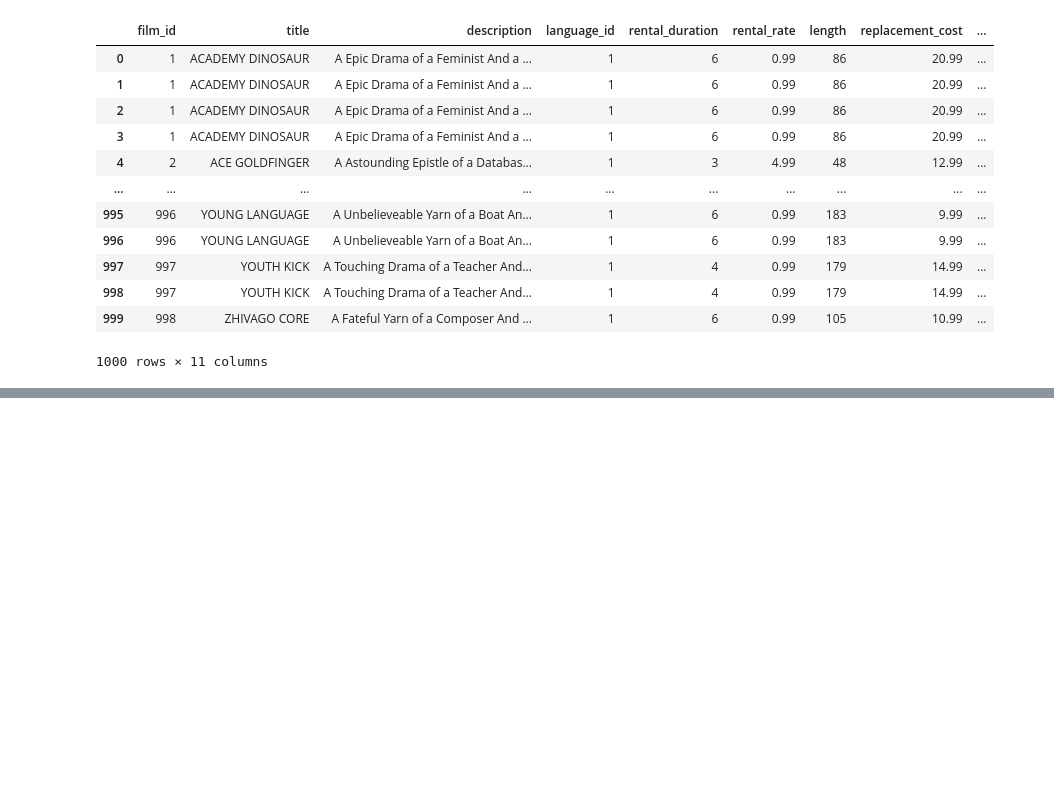
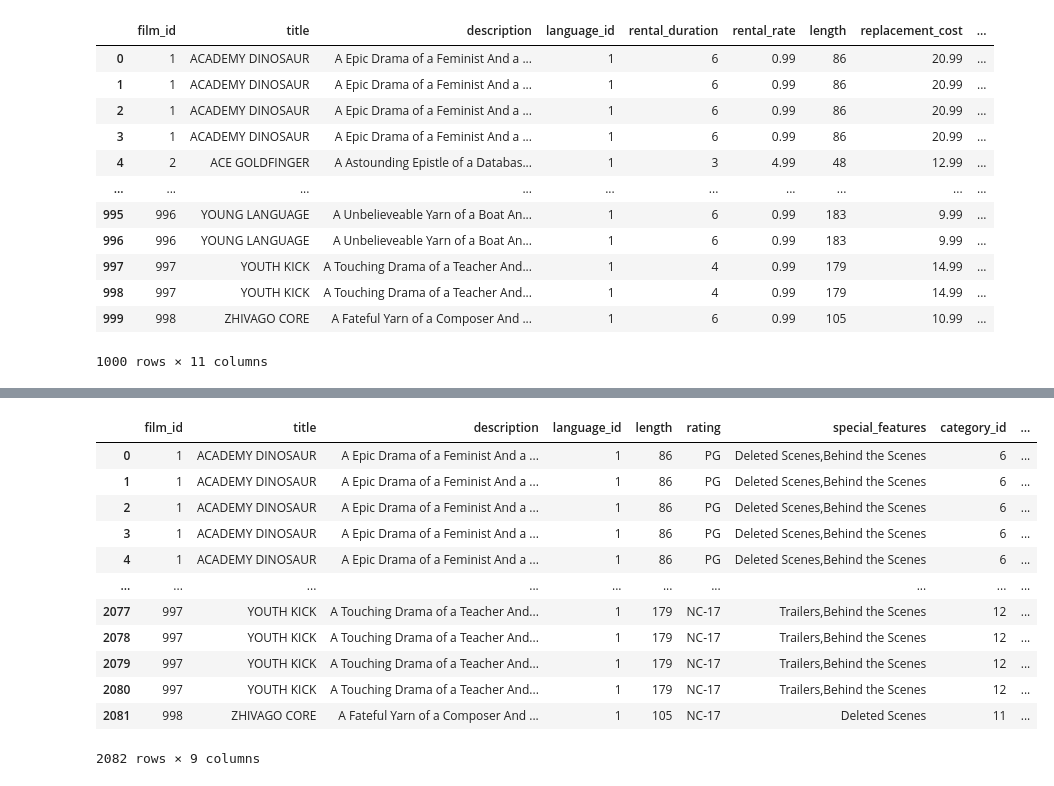
Before and after one commit to Blanca95/MySQL_proyect, a Jupyter notebook: notebook/limpieza.ipynb, the cells around one changed output, grey strips where cells are left out. Saved outputs shown, nothing was run; the diff lists cells and outputs as text; code cells hidden in the pictures; blank space fills up the shorter version.

Commit message:
merge hechos

```diff
--- a/notebook/limpieza.ipynb
+++ b/notebook/limpieza.ipynb
@@ -550,0 +553,4 @@ new_peliculas
+# %%
+peliculas=new_peliculas
+peliculas.drop(['replacement_cost','rental_duration', 'rental_rate'], axis=1, inplace=True)
+peliculas
@@ -550,0 +590,4 @@ new_peliculas
+# %%
+reparto=disco_duro_viejo
+reparto.drop('category_id', axis=1, inplace=True)
+reparto
@@ -550,0 +642,17 @@ new_peliculas
+# %%
+new_reparto2=pd.merge(peliculas, reparto, on='title', how='inner')
+new_reparto2
+# %% [output]
+|  | film_id | title | description | language_id | length | rating | special_features | category_id | ... |
+| 0 | 1 | ACADEMY DINOSAUR | A Epic Drama of a Feminist And a ... | 1 | 86 | PG | Deleted Scenes,Behind the Scenes | 6 | ... |
+| 1 | 1 | ACADEMY DINOSAUR | A Epic Drama of a Feminist And a ... | 1 | 86 | PG | Deleted Scenes,Behind the Scenes | 6 | ... |
+| 2 | 1 | ACADEMY DINOSAUR | A Epic Drama of a Feminist And a ... | 1 | 86 | PG | Deleted Scenes,Behind the Scenes | 6 | ... |
+| 3 | 1 | ACADEMY DINOSAUR | A Epic Drama of a Feminist And a ... | 1 | 86 | PG | Deleted Scenes,Behind the Scenes | 6 | ... |
+| 4 | 1 | ACADEMY DINOSAUR | A Epic Drama of a Feminist And a ... | 1 | 86 | PG | Deleted Scenes,Behind the Scenes | 6 | ... |
+| ... | ... | ... | ... | ... | ... | ... | ... | ... | ... |
+| 2077 | 997 | YOUTH KICK | A Touching Drama of a Teacher And... | 1 | 179 | NC-17 | Trailers,Behind the Scenes | 12 | ... |
+| 2078 | 997 | YOUTH KICK | A Touching Drama of a Teacher And... | 1 | 179 | NC-17 | Trailers,Behind the Scenes | 12 | ... |
+| 2079 | 997 | YOUTH KICK | A Touching Drama of a Teacher And... | 1 | 179 | NC-17 | Trailers,Behind the Scenes | 12 | ... |
+| 2080 | 997 | YOUTH KICK | A Touching Drama of a Teacher And... | 1 | 179 | NC-17 | Trailers,Behind the Scenes | 12 | ... |
+| 2081 | 998 | ZHIVAGO CORE | A Fateful Yarn of a Composer And ... | 1 | 105 | NC-17 | Deleted Scenes | 11 | ... |
+2082 rows × 9 columns
```
Also changed, not shown: parts of 11 cells of this notebook.
